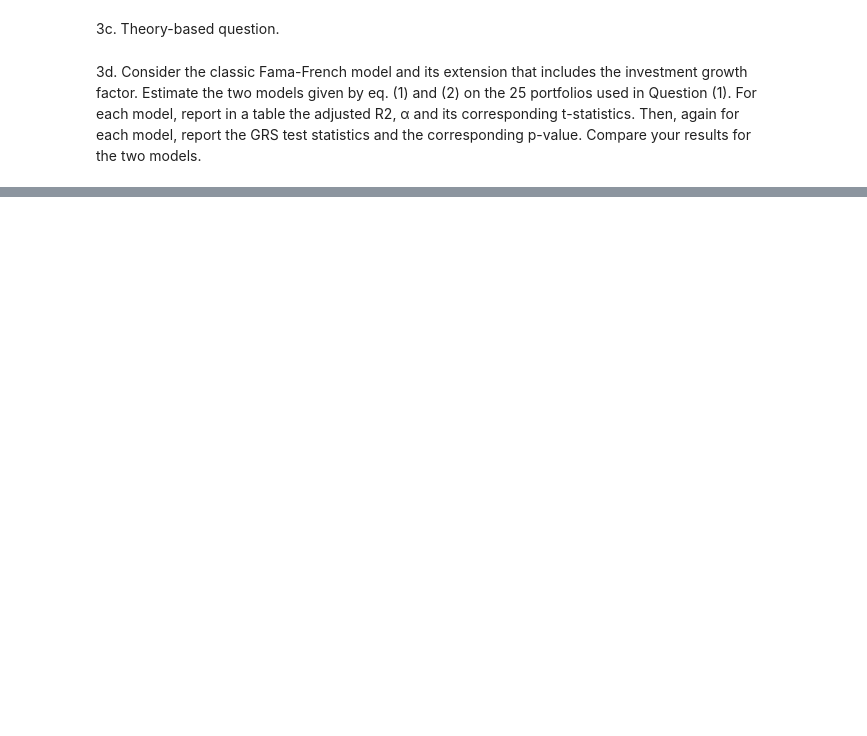
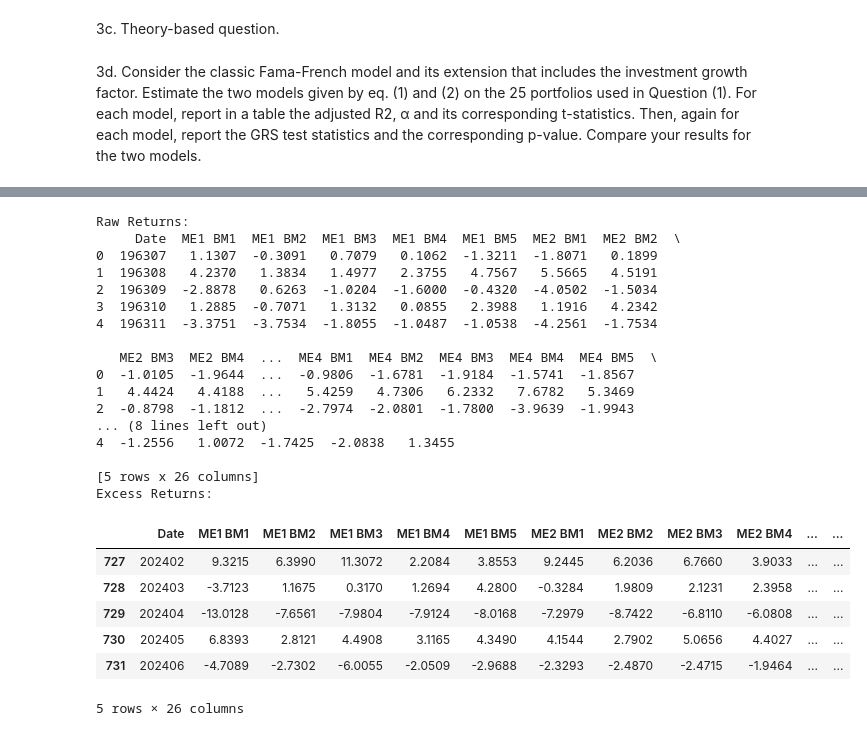
Before and after one commit to JiaqiSun45635/AP, a Jupyter notebook: Asset Pricing Assignment Q3.ipynb, the cells around one changed output, grey strips where cells are left out. Drawn from its saved outputs; the diff is of its cells as text; code cells hidden in the pictures; blank space fills up the shorter version.

```diff
--- a/Asset Pricing Assignment Q3.ipynb
+++ b/Asset Pricing Assignment Q3.ipynb
@@ -110,23 +207,48 @@ dfff.head()
 # %%
 # read file 25_Portfolios_Cleaned.csv
-df25p = pd.read_csv('25_Portfolios_Cleaned.csv', nrows=733, sep=',')
+df25p = pd.read_csv('25_Portfolios_Cleaned.csv', sep=',')
 
 # rename column 0 as 'Date'
 df25p.rename(columns={'Unnamed: 0': 'Date'}, inplace=True)
 
 # read Date as integer
 df25p['Date'] = df25p['Date'].astype(int)
 
 print('Raw Returns:')
 print(df25p.head())
 
 print('Excess Returns:')
 
 # get excess returns for 25 portfolios
 for column in df25p.columns[1:]:
     df25p[column] = df25p[column] - dfff_extended['RF']
 
-df25p.head()
+df25p.tail()
+# %% [output]
+Raw Returns:
+     Date  ME1 BM1  ME1 BM2  ME1 BM3  ME1 BM4  ME1 BM5  ME2 BM1  ME2 BM2  \
+0  196307   1.1307  -0.3091   0.7079   0.1062  -1.3211  -1.8071   0.1899
+1  196308   4.2370   1.3834   1.4977   2.3755   4.7567   5.5665   4.5191
+2  196309  -2.8878   0.6263  -1.0204  -1.6000  -0.4320  -4.0502  -1.5034
+3  196310   1.2885  -0.7071   1.3132   0.0855   2.3988   1.1916   4.2342
+4  196311  -3.3751  -3.7534  -1.8055  -1.0487  -1.0538  -4.2561  -1.7534
+
+   ME2 BM3  ME2 BM4  ...  ME4 BM1  ME4 BM2  ME4 BM3  ME4 BM4  ME4 BM5  \
+0  -1.0105  -1.9644  ...  -0.9806  -1.6781  -1.9184  -1.5741  -1.8567
+1   4.4424   4.4188  ...   5.4259   4.7306   6.2332   7.6782   5.3469
+2  -0.8798  -1.1812  ...  -2.7974  -2.0801  -1.7800  -3.9639  -1.9943
+... (8 lines left out)
+4  -1.2556   1.0072  -1.7425  -2.0838   1.3455
+
+[5 rows x 26 columns]
+Excess Returns:
+|  | Date | ME1 BM1 | ME1 BM2 | ME1 BM3 | ME1 BM4 | ME1 BM5 | ME2 BM1 | ME2 BM2 | ME2 BM3 | ME2 BM4 | ... | ... |
+| 727 | 202402 | 9.3215 | 6.3990 | 11.3072 | 2.2084 | 3.8553 | 9.2445 | 6.2036 | 6.7660 | 3.9033 | ... | ... |
+| 728 | 202403 | -3.7123 | 1.1675 | 0.3170 | 1.2694 | 4.2800 | -0.3284 | 1.9809 | 2.1231 | 2.3958 | ... | ... |
+| 729 | 202404 | -13.0128 | -7.6561 | -7.9804 | -7.9124 | -8.0168 | -7.2979 | -8.7422 | -6.8110 | -6.0808 | ... | ... |
+| 730 | 202405 | 6.8393 | 2.8121 | 4.4908 | 3.1165 | 4.3490 | 4.1544 | 2.7902 | 5.0656 | 4.4027 | ... | ... |
+| 731 | 202406 | -4.7089 | -2.7302 | -6.0055 | -2.0509 | -2.9688 | -2.3293 | -2.4870 | -2.4715 | -1.9464 | ... | ... |
+5 rows × 26 columns
 # %%
 # regression for classic 3-factor Fama-French model
 FF_classic = {}
```
Also changed, not shown: parts of 20 cells of this notebook.
